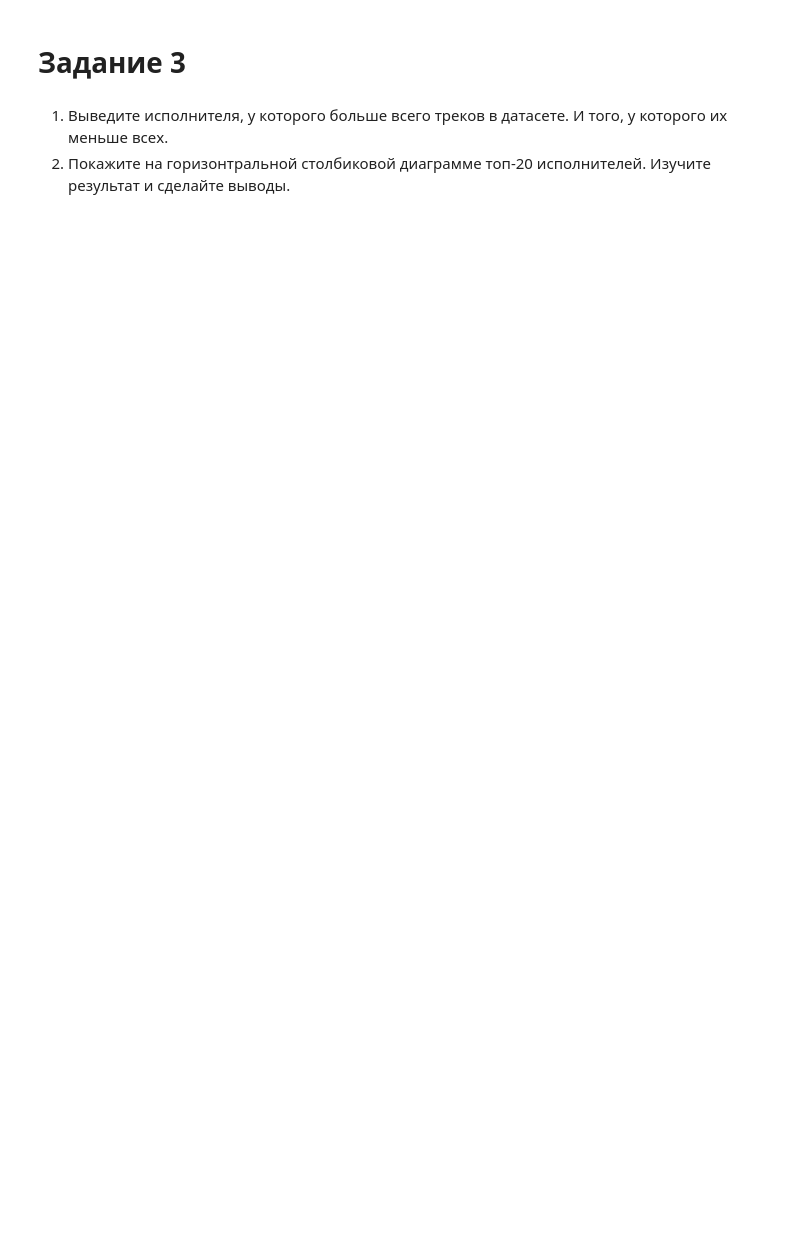
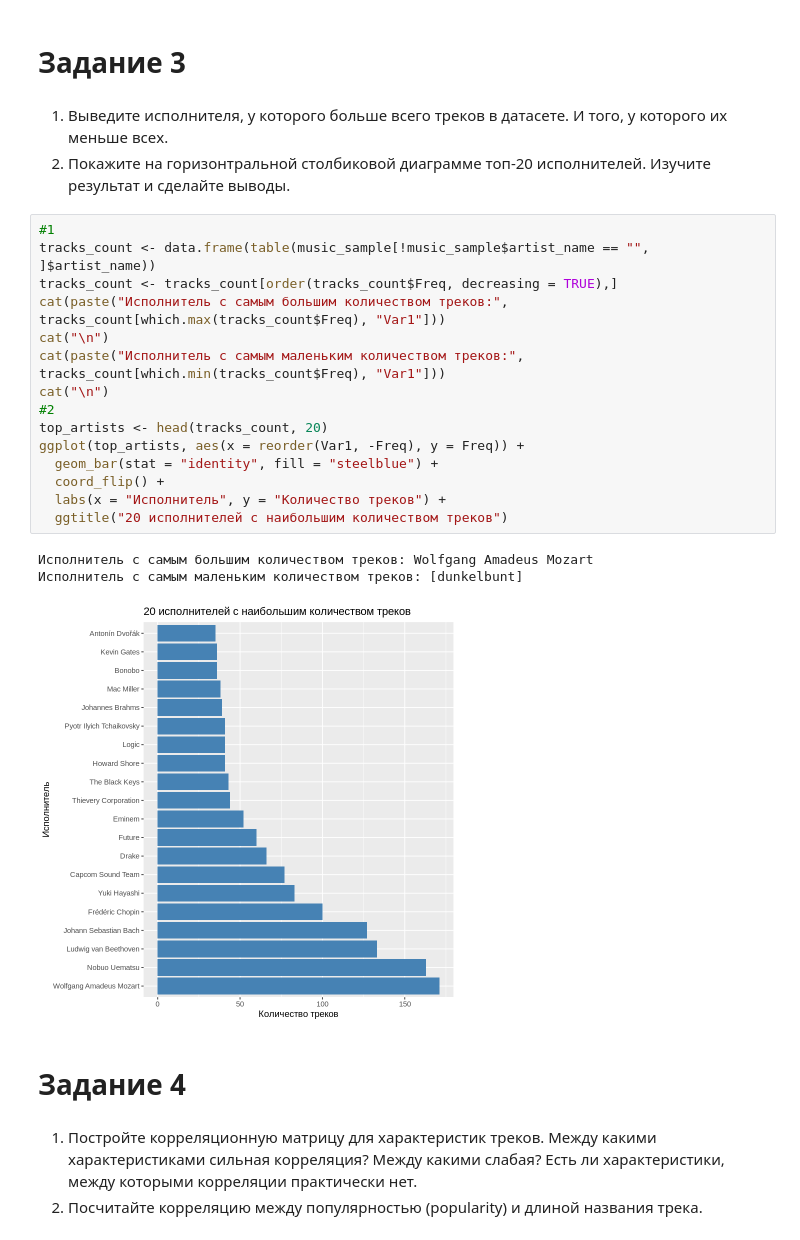
Before and after one commit to lldckv/cs102, a Jupyter notebook: homework06/Дьячкова_Лаб6_R.ipynb, the cells around one changed output. Cells and saved outputs as stored; diff of their text form; blank space fills up the shorter version.

```diff
--- a/homework06/Дьячкова_Лаб6_R.ipynb
+++ b/homework06/Дьячкова_Лаб6_R.ipynb
@@ -178,3 +175,27 @@ for (genre in genres) {
 # %% [markdown]
 1. Выведите исполнителя, у которого больше всего треков в датасете. И того, у которого их меньше всех.
 2. Покажите на горизонтральной столбиковой диаграмме топ-20 исполнителей. Изучите результат и сделайте выводы.
+# %%
+#1
+tracks_count <- data.frame(table(music_sample[!music_sample$artist_name == "", ]$artist_name))
+tracks_count <- tracks_count[order(tracks_count$Freq, decreasing = TRUE),]
+cat(paste("Исполнитель с самым большим количеством треков:", tracks_count[which.max(tracks_count$Freq), "Var1"]))
+cat("\n")
+cat(paste("Исполнитель с самым маленьким количеством треков:", tracks_count[which.min(tracks_count$Freq), "Var1"]))
+cat("\n")
+#2
+top_artists <- head(tracks_count, 20)
+ggplot(top_artists, aes(x = reorder(Var1, -Freq), y = Freq)) +
+  geom_bar(stat = "identity", fill = "steelblue") +
+  coord_flip() +
+  labs(x = "Исполнитель", y = "Количество треков") +
+  ggtitle("20 исполнителей с наибольшим количеством треков")
+# %% [output]
+Исполнитель с самым большим количеством треков: Wolfgang Amadeus Mozart
+Исполнитель с самым маленьким количеством треков: [dunkelbunt]
+[figure, added]
+# %% [markdown]
+# Задание 4
+# %% [markdown]
+1. Постройте корреляционную матрицу для характеристик треков. Между какими характеристиками сильная корреляция? Между какими слабая? Есть ли характеристики, между которыми корреляции практически нет.
+2. Посчитайте корреляцию между популярностью (popularity) и длиной названия трека.
```
Also changed, not shown: parts of 25 cells of this notebook.
